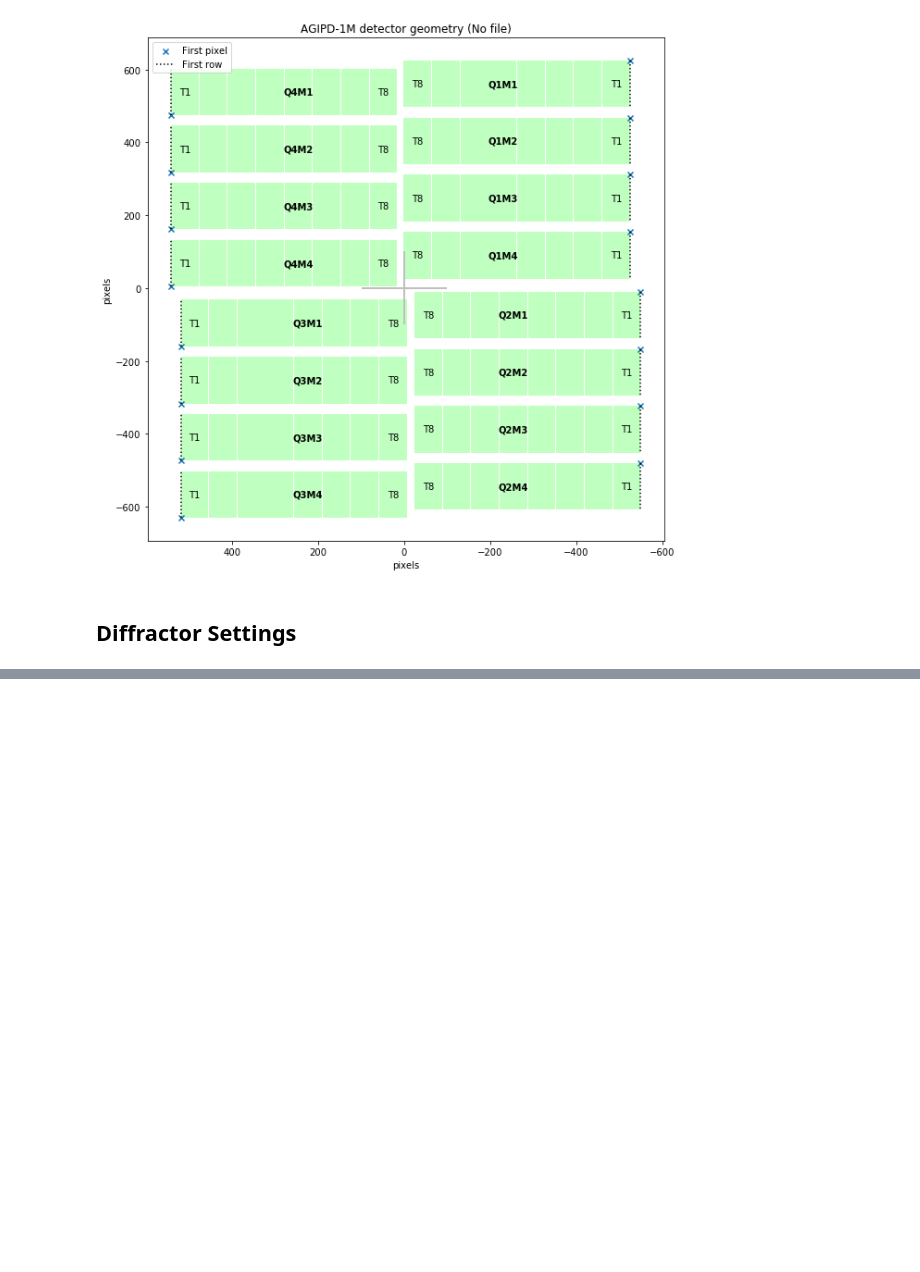
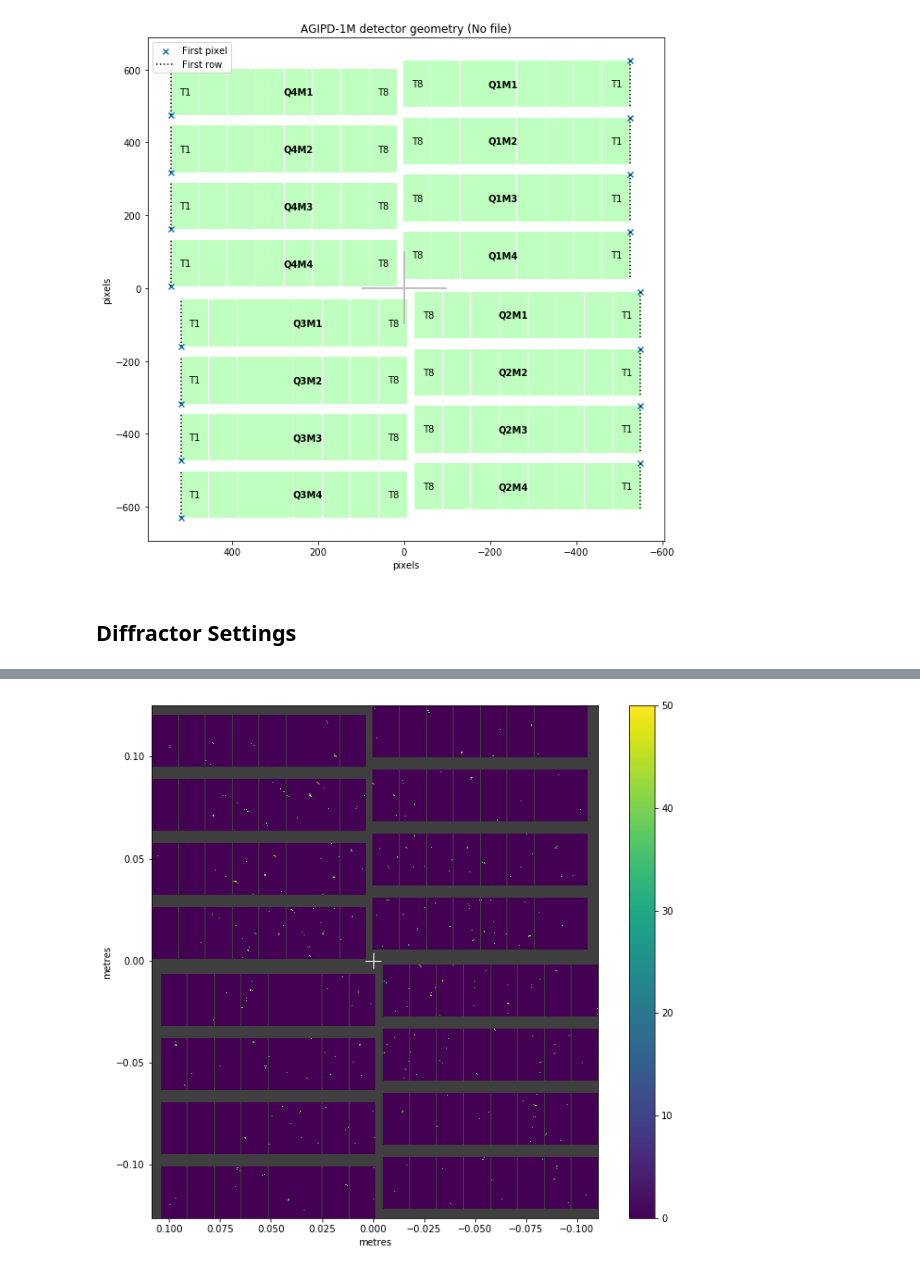
Before and after one commit to JunCEEE/crystalProject, a Jupyter notebook: src/controller/panoscDEMO/PaNOSC_DEMO-3_Multiple_Panel.ipynb, the cells around one changed output, grey strips where cells are left out. Drawn from its saved outputs; the diff is of its cells as text; code cells hidden in the pictures; blank space fills up the shorter version.

Commit message:
add diffraction pattern plot in DEMO-3

```diff
--- a/src/controller/panoscDEMO/PaNOSC_DEMO-3_Multiple_Panel.ipynb
+++ b/src/controller/panoscDEMO/PaNOSC_DEMO-3_Multiple_Panel.ipynb
@@ -72,8 +72,9 @@ geom.inspect()
 <matplotlib.axes._subplots.AxesSubplot at 0x...>
 [figure]
 # %%
+geom_file = 'agipd_simple_2d.geom'
 geom.write_crystfel_geom(
-    'agipd_simple_2d.geom',
+    geom_file,
     dims=('frame', 'ss', 'fs'),
     adu_per_ev=1.0,
     clen=0.13,          # Sample - detector distance in m
@@ -105,0 +111,9 @@ diffractor.saveH5_geom()
+# %%
+from extra_geom import AGIPD_1MGeometry
+geom = AGIPD_1MGeometry.from_crystfel_geom(geom_file)
+data_f = h5py.File(data_path+'.h5')
+frame = data_f['data/0000001/data'][...].reshape(16, 512, 128)
+fig, ax = plt.subplots(figsize=(12, 10))
+geom.plot_data_fast(frame, axis_units='m', ax=ax, vmax=50);
+# %% [output]
+[figure, added]
```
Also changed, not shown: parts of 2 cells of this notebook, 1 other file.
